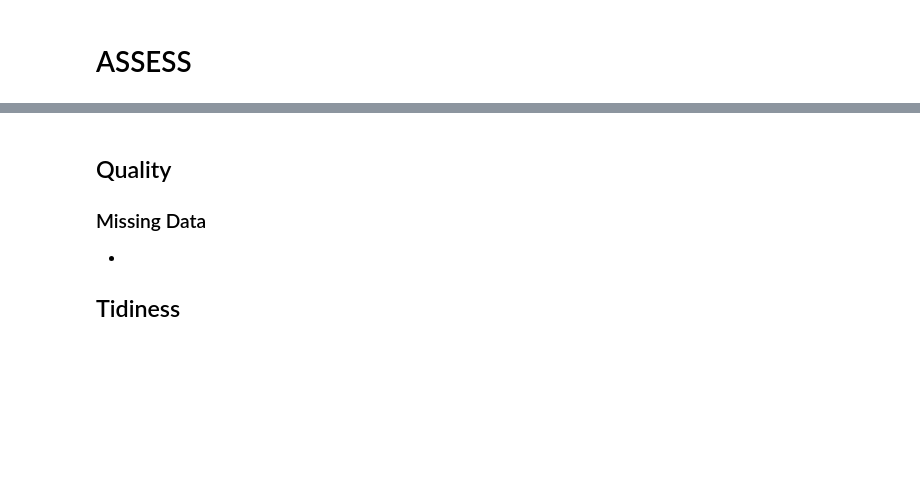
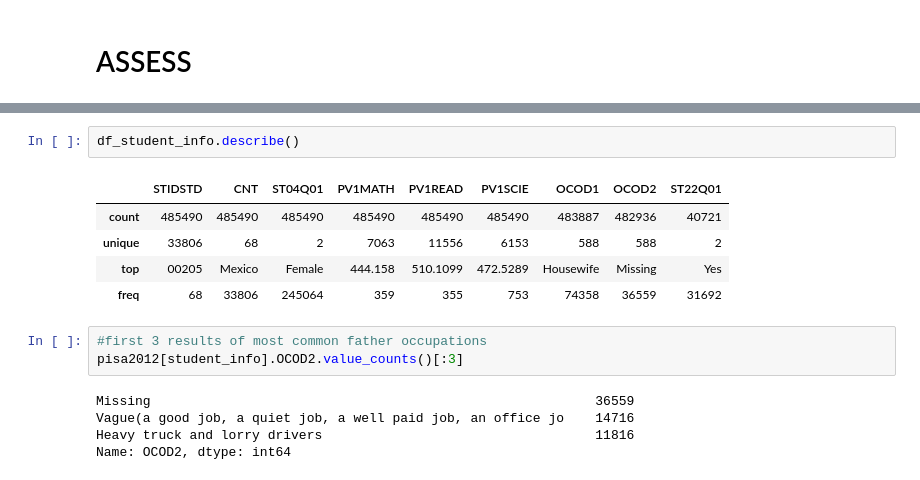
Before and after one commit to aeglon97/Communicate-Data-Findings, a Jupyter notebook: pisa_wrangle.ipynb, the cells around one changed output, grey strips where cells are left out. Cells and saved outputs as stored; diff of their text form; blank space fills up the shorter version.

```diff
--- a/pisa_wrangle.ipynb
+++ b/pisa_wrangle.ipynb
@@ -165,8 +285,16 @@ Name: OCOD1, Length: 485490, dtype: object
-# %% [markdown]
-## Quality
-
-### Missing Data
--
-
-
-## Tidiness
+# %%
+df_student_info.describe()
+# %% [output]
+|  | STIDSTD | CNT | ST04Q01 | PV1MATH | PV1READ | PV1SCIE | OCOD1 | OCOD2 | ST22Q01 |
+| count | 485490 | 485490 | 485490 | 485490 | 485490 | 485490 | 483887 | 482936 | 40721 |
+| unique | 33806 | 68 | 2 | 7063 | 11556 | 6153 | 588 | 588 | 2 |
+| top | 00205 | Mexico | Female | 444.158 | 510.1099 | 472.5289 | Housewife | Missing | Yes |
+| freq | 68 | 33806 | 245064 | 359 | 355 | 753 | 74358 | 36559 | 31692 |
+# %%
+#first 3 results of most common father occupations
+pisa2012[student_info].OCOD2.value_counts()[:3]
+# %% [output]
+Missing                                                         36559
+Vague(a good job, a quiet job, a well paid job, an office jo    14716
+Heavy truck and lorry drivers                                   11816
+Name: OCOD2, dtype: int64
```
Also changed, not shown: parts of 68 cells of this notebook, 1 other file.
